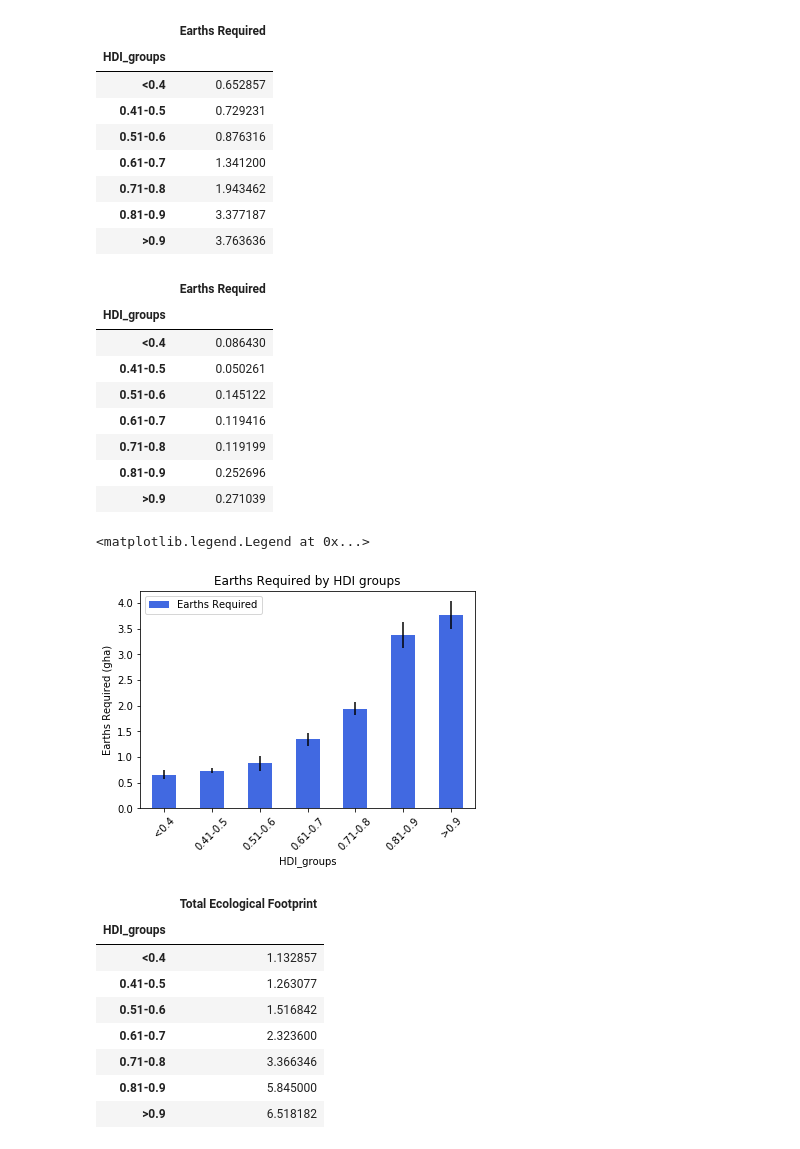
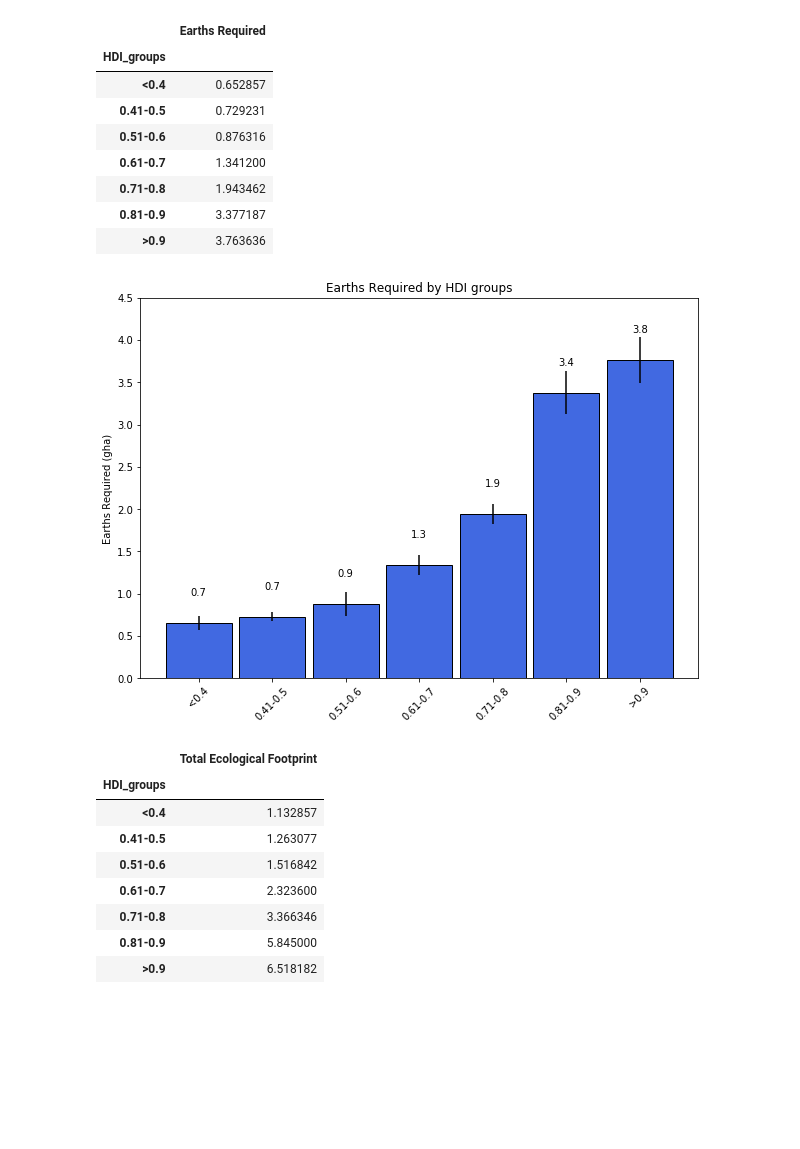
Before and after one commit to limbz-sami/Eco_footprint, a Jupyter notebook: Global Footprint.ipynb, the cells around one changed output. Drawn from its saved outputs; the diff is of its cells as text; code cells hidden in the pictures; blank space fills up the shorter version.

```diff
--- a/Global Footprint.ipynb
+++ b/Global Footprint.ipynb
@@ -106,29 +112,32 @@ HDI_Earth_Reqd
 | 0.71-0.8 | 1.943462 |
 | 0.81-0.9 | 3.377187 |
 | >0.9 | 3.763636 |
-# %%
-HDI_earth_sem = Global_footprint_df.groupby("HDI_groups").sem()['Earths Required']
-HDI_earth_sem = pd.DataFrame(HDI_earth_sem)
-HDI_earth_sem
-# %% [output]
-|  | Earths Required |
-| HDI_groups |  |
-| <0.4 | 0.086430 |
-| 0.41-0.5 | 0.050261 |
-| 0.51-0.6 | 0.145122 |
-| 0.61-0.7 | 0.119416 |
-| 0.71-0.8 | 0.119199 |
-| 0.81-0.9 | 0.252696 |
-| >0.9 | 0.271039 |
-# %%
-HDI_Earth_Reqd.plot.bar(y= 'Earths Required', color = 'royalblue', yerr= HDI_earth_sem )
-plt.xticks(rotation = 45)
-plt.ylabel('Earths Required (gha)')
-plt.title ('Earths Required by HDI groups')
-plt.legend(loc = 'upper left')
-# %% [output]
-<matplotlib.legend.Legend at 0x...>
-[figure, removed]
+# %%
+HDI_groups = HDI_Earth_Reqd.index.tolist()
+Earths_reqd = HDI_Earth_Reqd['Earths Required'].tolist()
+SEM = HDI_earth_sem['Earths Required'].tolist()
+
+fig, ax = plt.subplots(figsize = (10,7))
+x_axis = np.arange(len(HDI_groups))
+ax.set_xticks(x_axis)
+ax.set_xticklabels(HDI_groups, rotation = 45)
+plt.ylim(0, 4.5)
+
+
+rects1 = ax.bar(x_axis, Earths_reqd, width = 0.9, color = 'royalblue', yerr = SEM, edgecolor = 'k')
+
+plt.ylabel('Earths Required (gha)')
+plt.title ('Earths Required by HDI groups')
+
+
+def autolabel(rects):
+    for rect in rects:
+        height = rect.get_height()
+        ax.text(rect.get_x() + rect.get_width()/2, height + 0.3, round(height,1),
+        ha = 'center', va = 'bottom', alpha = 2)
+autolabel(rects1)
+# %% [output]
+[figure, added]
 # %%
 HDI_Footprint= Global_footprint_df.groupby("HDI_groups").mean()['Total Ecological Footprint']
 HDI_Footprint = pd.DataFrame(HDI_Footprint)
```
Also changed, not shown: parts of 20 cells of this notebook.
